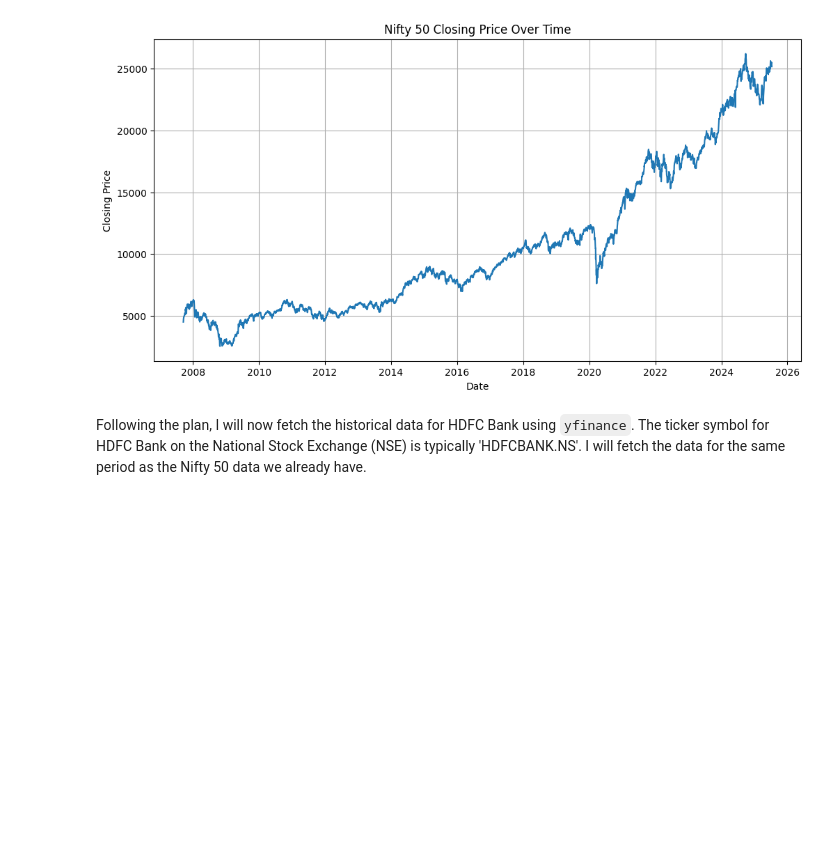
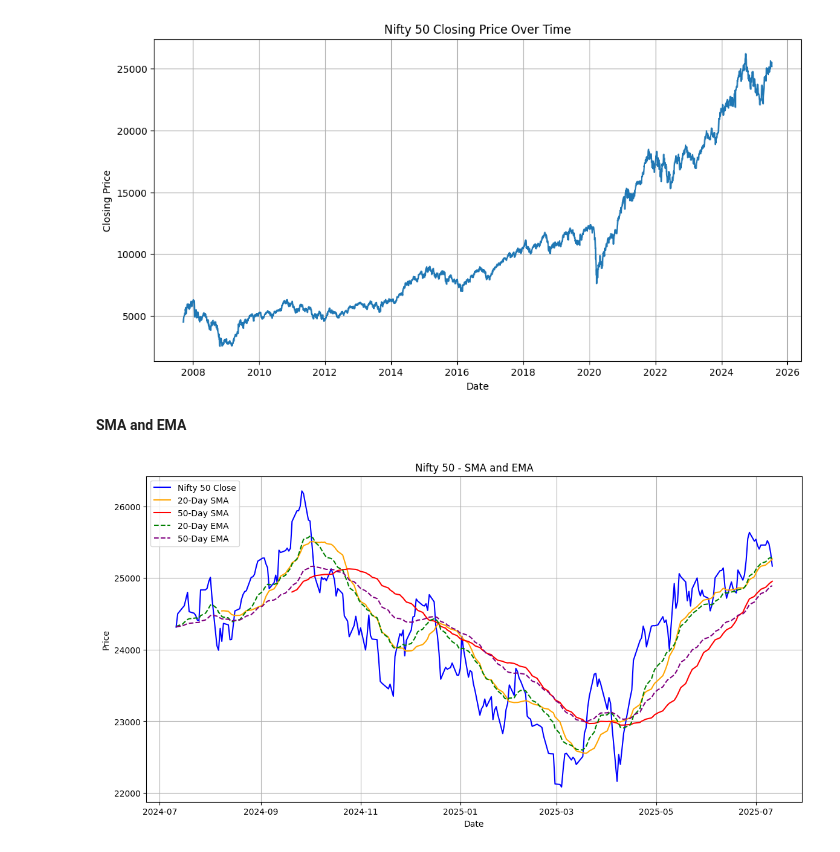
Before and after one commit to prahlad-pallav/Stock_Market_Analysis, a Jupyter notebook: Index_Analysis.ipynb, the cells around one changed output. Cells and saved outputs as stored; diff of their text form; code cells hidden in the pictures; blank space fills up the shorter version.

```diff
--- a/Index_Analysis.ipynb
+++ b/Index_Analysis.ipynb
@@ -57,5 +57,31 @@ plt.grid(True)
 plt.show()
 # %% [output]
 [figure]
-# %% [markdown]
-Following the plan, I will now fetch the historical data for HDFC Bank using `yfinance`. The ticker symbol for HDFC Bank on the National Stock Exchange (NSE) is typically 'HDFCBANK.NS'. I will fetch the data for the same period as the Nifty 50 data we already have.
+# %% [markdown]
+**SMA and EMA**
+# %%
+# Calculate Simple Moving Averages (SMA)
+nifty_data['SMA_20'] = nifty_data['Close'].rolling(window=20).mean()  # 20-day SMA
+nifty_data['SMA_50'] = nifty_data['Close'].rolling(window=50).mean()  # 50-day SMA
+
+# Calculate Exponential Moving Averages (EMA)
+nifty_data['EMA_20'] = nifty_data['Close'].ewm(span=20, adjust=False).mean()  # 20-day EMA
+nifty_data['EMA_50'] = nifty_data['Close'].ewm(span=50, adjust=False).mean()  # 50-day EMA
+
+# Plot closing price with moving averages
+plt.figure(figsize=(14, 7))
+plt.plot(nifty_data['Close'], label='Nifty 50 Close', color='blue')
+plt.plot(nifty_data['SMA_20'], label='20-Day SMA', color='orange')
+plt.plot(nifty_data['SMA_50'], label='50-Day SMA', color='red')
+plt.plot(nifty_data['EMA_20'], label='20-Day EMA', color='green', linestyle='--')
+plt.plot(nifty_data['EMA_50'], label='50-Day EMA', color='purple', linestyle='--')
+
+# Add plot labels and legend
+plt.title('Nifty 50 - SMA and EMA')
+plt.xlabel('Date')
+plt.ylabel('Price')
+plt.legend()
+plt.grid(True)
+plt.show()
+# %% [output]
+[figure, added]
```
Also changed, not shown: parts of 8 cells of this notebook.
